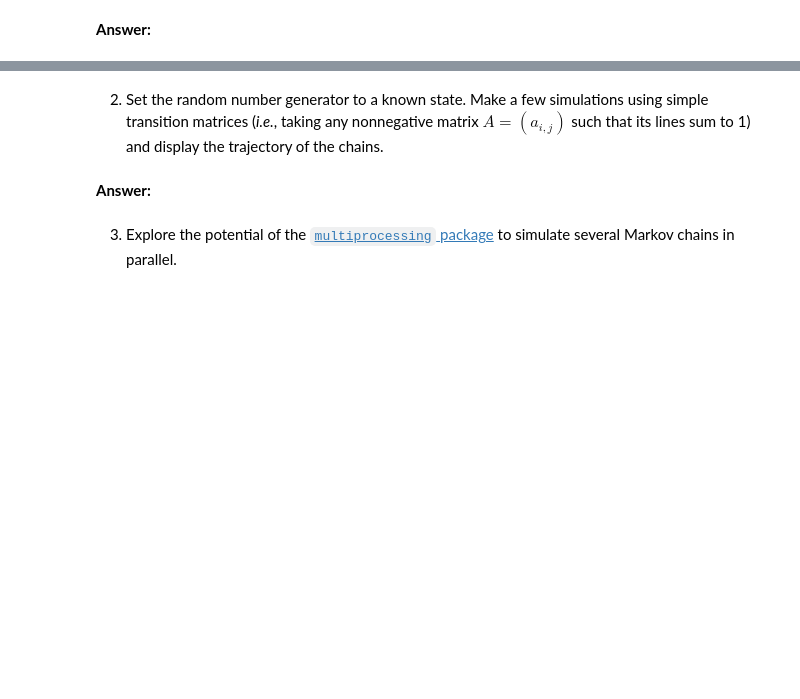
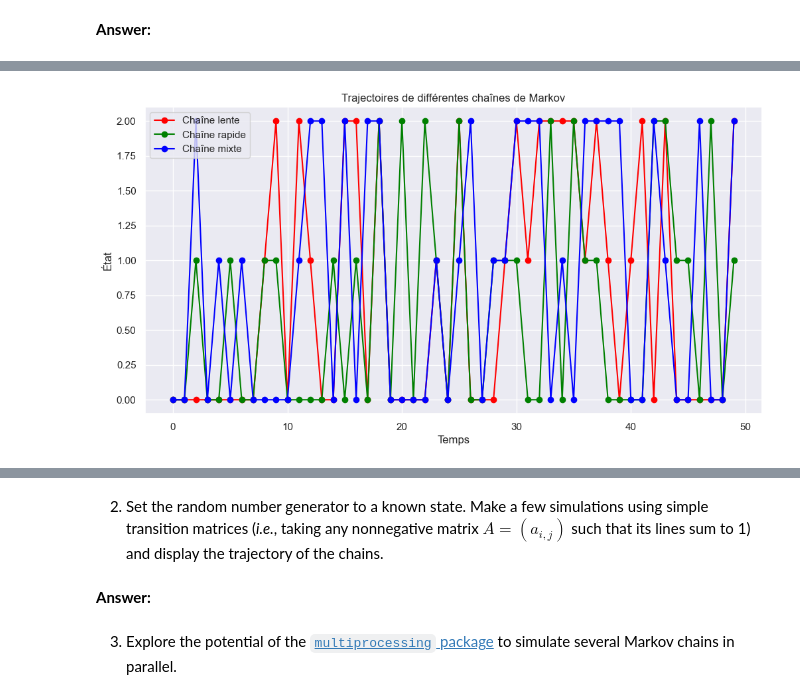
Before and after one commit to marcaIL/python_sdia, a Jupyter notebook: Labs/Lab5/lab5.ipynb, the cells around one changed output, grey strips where cells are left out. Cells and saved outputs as stored; diff of their text form; code cells hidden in the pictures; blank space fills up the shorter version.

```diff
--- a/Labs/Lab5/lab5.ipynb
+++ b/Labs/Lab5/lab5.ipynb
@@ -197,0 +266,41 @@ Here is an example of execution :
+# %%
+rng = np.random.default_rng(12345)
+nmax = 50
+rho = np.array([1.0, 0.0, 0.0])  # état initial
+
+# Matrices de transition différentes
+matrices = {
+    "Chaîne lente": np.array([
+        [0.9, 0.05, 0.05],
+        [0.1, 0.8, 0.1],
+        [0.05, 0.05, 0.9]
+    ]),
+    "Chaîne rapide": np.array([
+        [0.5, 0.3, 0.2],
+        [0.2, 0.5, 0.3],
+        [0.3, 0.2, 0.5]
+    ]),
+    "Chaîne mixte": np.array([
+        [0.6, 0.2, 0.2],
+        [0.3, 0.4, 0.3],
+        [0.2, 0.3, 0.5]
+    ])
+}
+
+# === Simulation ===
+plt.figure(figsize=(12, 6))
+colors = ["red", "green", "blue"]
+
+for (name, A), color in zip(matrices.items(), colors):
+    traj = markov(rho, A, nmax, rng)
+    plt.plot(range(nmax), traj, marker='o', linestyle='-', color=color, label=name)
+
+# === Visualisation ===
+plt.xlabel("Temps")
+plt.ylabel("État")
+plt.title("Trajectoires de différentes chaînes de Markov")
+plt.grid(True)
+plt.legend()
+plt.show()
+# %% [output]
+[figure, added]
```
Also changed, not shown: parts of 4 cells of this notebook.
